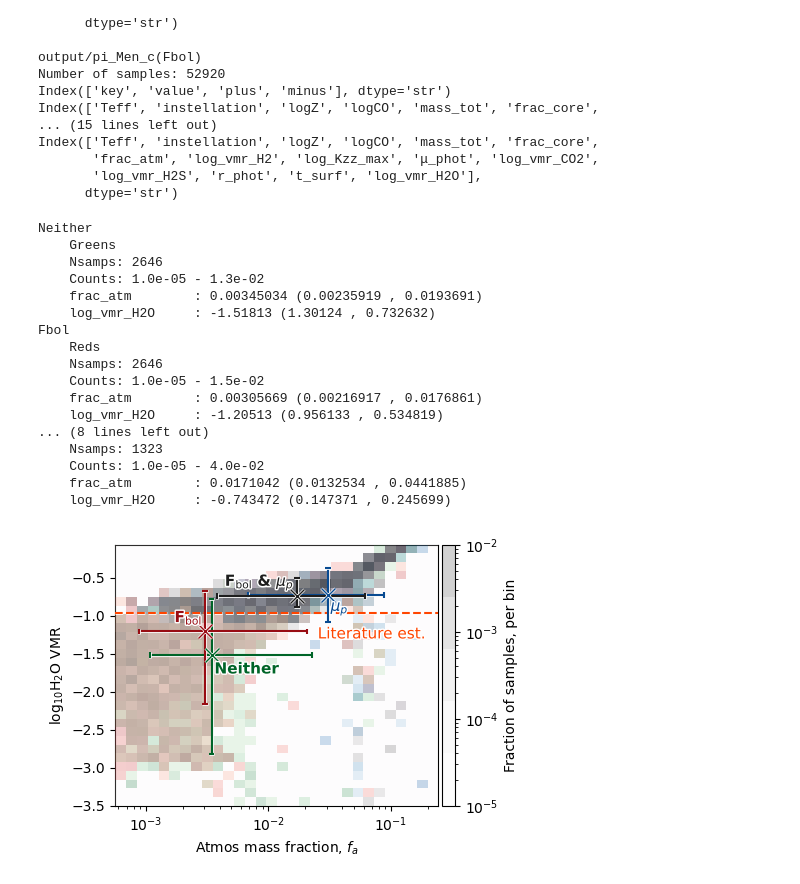
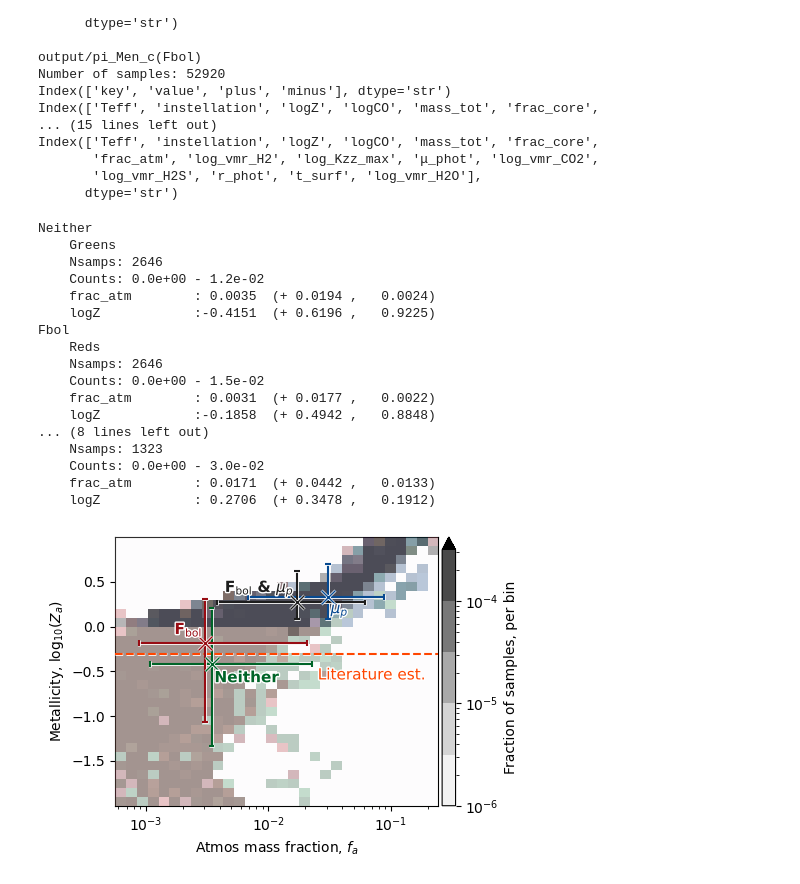
Before and after one commit to nichollsh/InferAGNI, a Jupyter notebook: notebooks/paper_inst.ipynb, the cells around one changed output. Saved outputs shown, nothing was run; the diff lists cells and outputs as text; code cells hidden in the pictures.

```diff
--- a/notebooks/paper_inst.ipynb
+++ b/notebooks/paper_inst.ipynb
@@ -65,8 +65,8 @@ Index(['Teff', 'instellation', 'logZ', 'logCO', 'mass_tot', 'frac_core',
 # %%
 fig,ax = plt.subplots(1,1, figsize=(5,3.5))
 
-xkey = "frac_atm"
-ykey = "log_vmr_H2O" # μ_phot
+xkey = "frac_atm"       ; xfmt = "%7.4f"
+ykey = "logZ"    ; yfmt = "%7.4f"
 
 nbins = 30
 nlevs = 6
@@ -155,10 +155,11 @@ for k in cases.keys():
     counts = hist[k][0]
     counts /= nsamps
 
-    counts = np.clip(counts, 1e-5, 1)
-    min_counts = np.amin(counts)
-    max_counts = np.amax(counts)
-    print(f"    Counts: {min_counts:.1e} - {max_counts:.1e}")
+    print(f"    Counts: {np.amin(counts):.1e} - {np.amax(counts):.1e}")
+
+    min_counts = 1e-6
+    max_counts = 1e-3
+    counts = np.clip(counts, min_counts, 1)
 
     xbins = hist[k][1]
     ybins = hist[k][2]
@@ -204,8 +205,8 @@ for k in cases.keys():
     y0 = np.median(y)
     xerr = [[x0-np.percentile(x, 16)], [np.percentile(x, 84)-x0]]
     yerr = [[y0-np.percentile(y, 16)], [np.percentile(y, 84)-y0]]
-    print(f"    {xkey:16s}: {x0:g} ({xerr[0][0]:g} , {xerr[1][0]:g})")
-    print(f"    {ykey:16s}: {y0:g} ({yerr[0][0]:g} , {yerr[1][0]:g})")
+    print(f"    {xkey:16s}:" + str(xfmt)%x0  + "  (+" + str(xfmt)%xerr[1][0] + " ,  " + str(xfmt)%xerr[0][0] + ")")
+    print(f"    {ykey:16s}:" + str(yfmt)%y0  + "  (+" + str(yfmt)%yerr[1][0] + " ,  " + str(yfmt)%yerr[0][0] + ")")
     ax.errorbar([x0], [y0], xerr=xerr, yerr=yerr,
                 color=col, alpha=1, path_effects=_pe_text, capsize=2, capthick=1.5, elinewidth=1.5,
                 marker='x', markersize=10, label=lbl,zorder=50)
@@ -225,50 +226,51 @@ for k in cases.keys():
 
 if plot_type != ["scatter"]:
     sm = mpl.cm.ScalarMappable(cmap=cmap, norm=norm)
-    cbar = fig.colorbar(sm, ax=ax, pad=0.01, label="Fraction of samples, per bin", boundaries=levels)
+    cbar = fig.colorbar(sm, ax=ax, pad=0.01, extend='max', alpha=1,
+                        label="Fraction of samples, per bin", boundaries=levels)
     cbar.ax.set_yscale("log")
     # cbar.ax.yaxis.set_major_formatter(mpl.ticker.FormatStrFormatter('%.0f'))
 
 # obs
-yobs = np.log10(0.11)
+yobs = np.log10(0.5)
 ax.axhline(y=yobs, ls='--', color=truth_color, zorder=zorder+20, path_effects=_pe_text)
 ax.annotate("Literature est.",(np.amax(xbins_mid),yobs), xytext=(-5,-10), textcoords='offset points',
                  ha='right', va='top', rotation=0, rotation_mode='anchor', zorder=zorder+21,
                  color=truth_color, fontsize=11, path_effects=_pe_text)
 
 
 ax.set_ylabel(varprops[ykey].label)
 ax.set_xlabel(varprops[xkey].label)
 if varprops[xkey].log:
     ax.set_xscale("log")
 if varprops[ykey].log:
     ax.set_yscale("log")
 
 ax.set_xlim(np.amin(xbins), np.amax(xbins))
 ax.set_ylim(np.amin(ybins), np.amax(ybins))
 
 # ax.legend(ncols=2)
 # ax.set_title(planet.replace("_"," "))
 fig.tight_layout()
 
 fig.savefig(os.path.join(outdir,"ia_Fbol.pdf"),  dpi=DPI, bbox_inches="tight")
 plt.show()
 # %% [output]
 Neither
     Greens
     Nsamps: 2646
-    Counts: 1.0e-05 - 1.3e-02
-    frac_atm        : 0.00345034 (0.00235919 , 0.0193691)
-    log_vmr_H2O     : -1.51813 (1.30124 , 0.732632)
+    Counts: 0.0e+00 - 1.2e-02
+    frac_atm        : 0.0035  (+ 0.0194 ,   0.0024)
+    logZ            :-0.4151  (+ 0.6196 ,   0.9225)
 Fbol
     Reds
     Nsamps: 2646
-    Counts: 1.0e-05 - 1.5e-02
-    frac_atm        : 0.00305669 (0.00216917 , 0.0176861)
-    log_vmr_H2O     : -1.20513 (0.956133 , 0.534819)
+    Counts: 0.0e+00 - 1.5e-02
+    frac_atm        : 0.0031  (+ 0.0177 ,   0.0022)
+    logZ            :-0.1858  (+ 0.4942 ,   0.8848)
 ... (8 lines left out)
     Nsamps: 1323
-    Counts: 1.0e-05 - 4.0e-02
-    frac_atm        : 0.0171042 (0.0132534 , 0.0441885)
-    log_vmr_H2O     : -0.743472 (0.147371 , 0.245699)
+    Counts: 0.0e+00 - 3.0e-02
+    frac_atm        : 0.0171  (+ 0.0442 ,   0.0133)
+    logZ            : 0.2706  (+ 0.3478 ,   0.1912)
-[figure, old version]
+[figure, new version]
```
Also changed, not shown: 2 other files.
